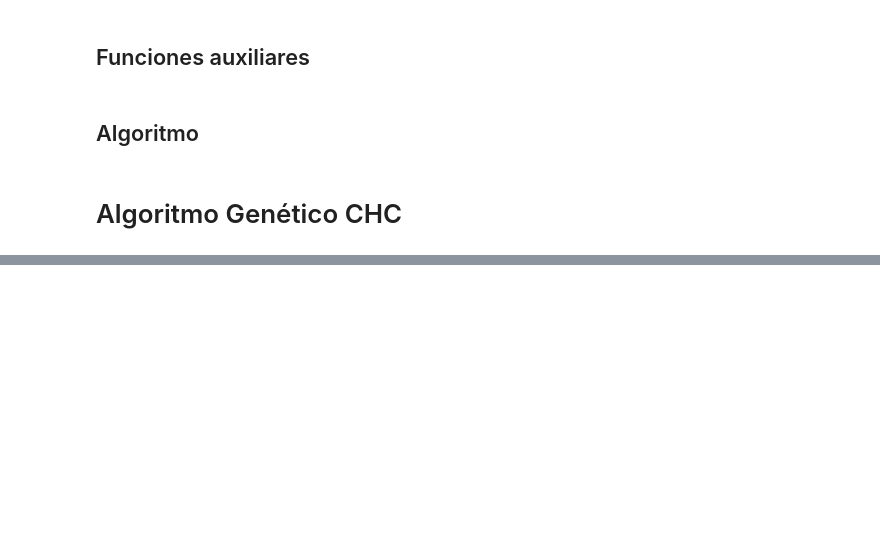
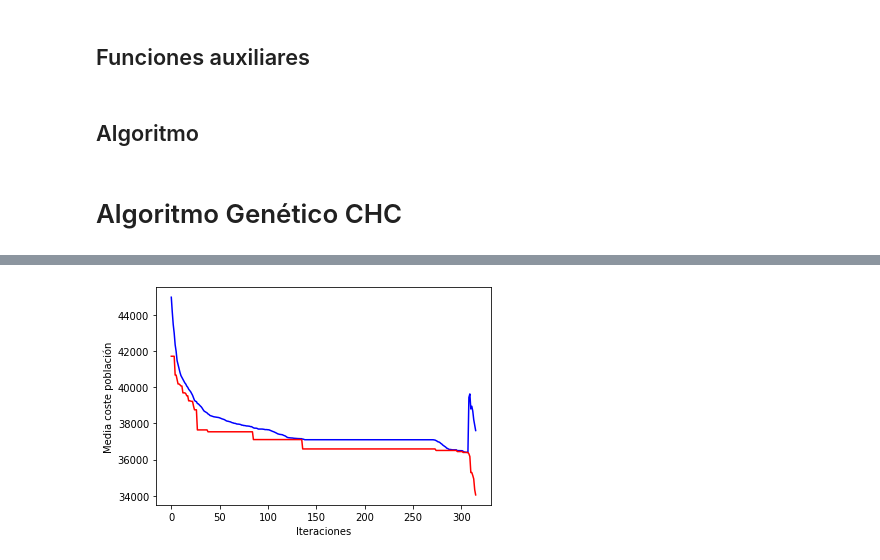
Before and after one commit to VictorNarov/AlgoritmosGeneticosTSP, a Jupyter notebook: algoritmos.ipynb, the cells around one changed output, grey strips where cells are left out. Cells and saved outputs as stored; diff of their text form; code cells hidden in the pictures; blank space fills up the shorter version.

Commit message:
algoritmo genetico CHC

```diff
--- a/algoritmos.ipynb
+++ b/algoritmos.ipynb
@@ -520,28 +547,11 @@ def seleccion_incesto(poblacion, umbral_cruce):
     # Seleccionar de 2 en 2 los individuos
     for i in range(0, len(poblacion.individuos), 2):
 
-        print(i, " - ",i+1)
         # Si se diferencian en más bits que el umbral de cruce
-        if distancia_hamming(poblacion.individuos[i], poblacion.individuos[i+1]) > umbral_cruce:
+        if distancia_hamming(poblacion.individuos[i], poblacion.individuos[i+1])/2 > umbral_cruce:
 
             # Se selecciona para ser cruzados
             parejas_cruce.append([poblacion.individuos[i], poblacion.individuos[i+1]])
 
 
     return parejas_cruce
-# %%
-fichero = "ch130"
-nodos = leeFichero(fichero)
-distancias = getMDistancias(nodos)
-
-# Inicializamos los atributos de la clase Cromosoma
-Cromosoma.num_nodos = 130
-Cromosoma.distancias = distancias
-
-# Creamos la población inicial
-poblacion = Poblacion()
-
-for i in range(50):
-    poblacion.add(Cromosoma())
-
-poblacion = reinicializa_poblacion(poblacion, 100, round(0.3 * Cromosoma.num_nodos), distancias)
@@ -568,0 +695,63 @@ len(seleccion_incesto(poblacion, 80)) * 2
+# %%
+%matplotlib notebook
+%matplotlib inline
+
+fig, ax = plt.subplots(1,1)
+plt.figure(figsize=(12,12))
+ax.set_xlabel('Iteraciones') ; ax.set_ylabel('Media coste población')
+
+semilla = random.randint(0,9999999)
+algoritmo = "geneticoCHC"
+print(algoritmo)
+fichero = "ch130"
+nodos = leeFichero(fichero)
+distancias = getMDistancias(nodos)
+
+print(f"\nFichero: {fichero}")
+
+costes = []
+it = []
+mejorSolucion = []
+mejorCoste = float('inf')
+
+# Parámetros del algoritmo
+num_nodos = len(nodos)    # Fichero
+tam_poblacion = 50 # 30-100 individuos
+tam_mutacion_diverge = round(num_nodos * 0.35) # Variación aleatoria con respecto al individuo plantilla
+sembrar_greedy = False # Plantar individuo solución algoritmo greedy
+#########################
+
+t = time.time()
+# with Pool(processes=8) as p:
+#         resultados = p.starmap(genetico_CHC, product([semilla], [num_nodos], [distancias], [tam_poblacion], [tam_mutacion_diverge], [sembrar_greedy], [fig], [ax]))[0]
+
+resultados = genetico_CHC(semilla, num_nodos, distancias, tam_poblacion, tam_mutacion_diverge, sembrar_greedy, fig, ax)
+
+elapsed = time.time() - t
+print("Tiempo de ejecución: %f\n" % elapsed )
+
+poblacion = resultados[0]
+mejorIndividuo = min(poblacion.individuos)
+mejorSolucion = mejorIndividuo.camino
+coste = mejorIndividuo.coste
+
+print("-------- PARÁMETROS A. GENÉTICO ---------")
+print("Sembrar greedy:\t", sembrar_greedy)
+print("Tam población:\t", tam_poblacion)
+print("Tam mutación diverge:\t", tam_mutacion_diverge)
+print("------------------------------------------")
+
+
+print("Mejor sol Coste: %s \t #It: %i \t Semilla: %s" % (coste, resultados[1], semilla) )
+print("-----\nCoste Media:\t%f" % poblacion.media)
+print("-----\nCoste Mejor:\t%f" % coste)
+
+xs = resultados[2]
+ys = resultados[3]
+ys2 = resultados[4]
+plt_dynamic(fig, xs, ys, ax)
+plt_dynamic(fig, xs, ys2, ax, ['r'])
+
+titulo = algoritmo + " - Mejor solución " + fichero + ": " + str(coste)
+pintaCamino(mejorSolucion, nodos, titulo)
+# %% [output]
@@ -568,0 +773 @@ len(seleccion_incesto(poblacion, 80)) * 2
+[figure, added]
```
Also changed, not shown: parts of 7 cells of this notebook.
